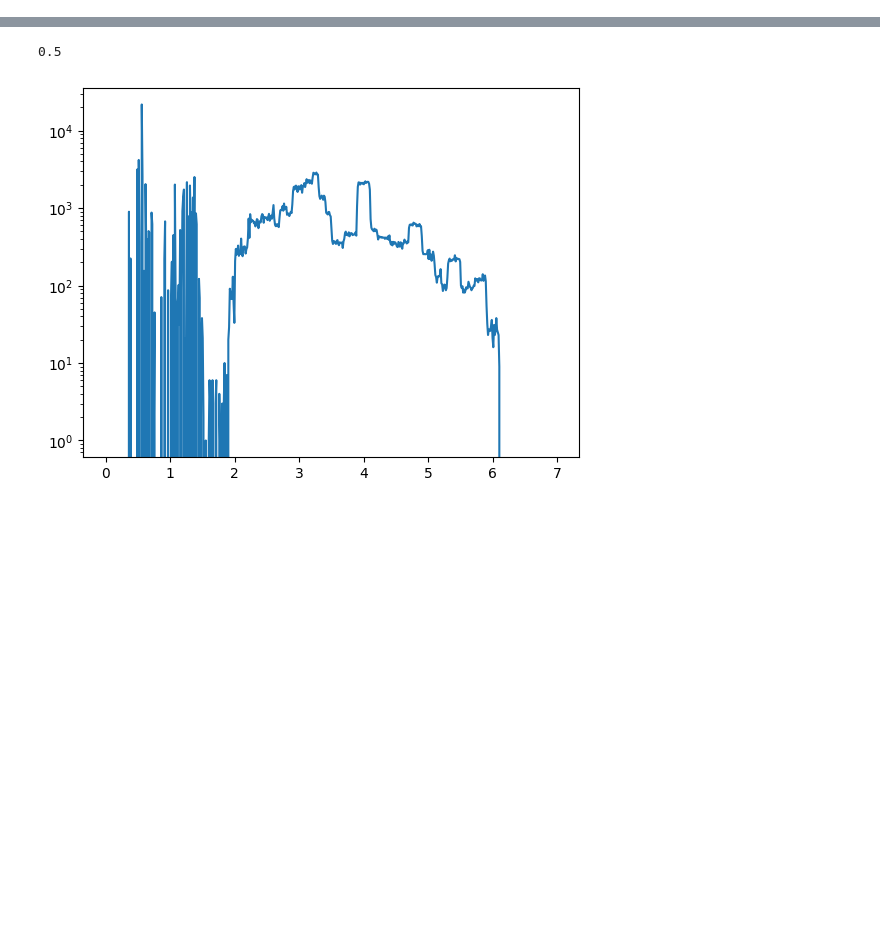
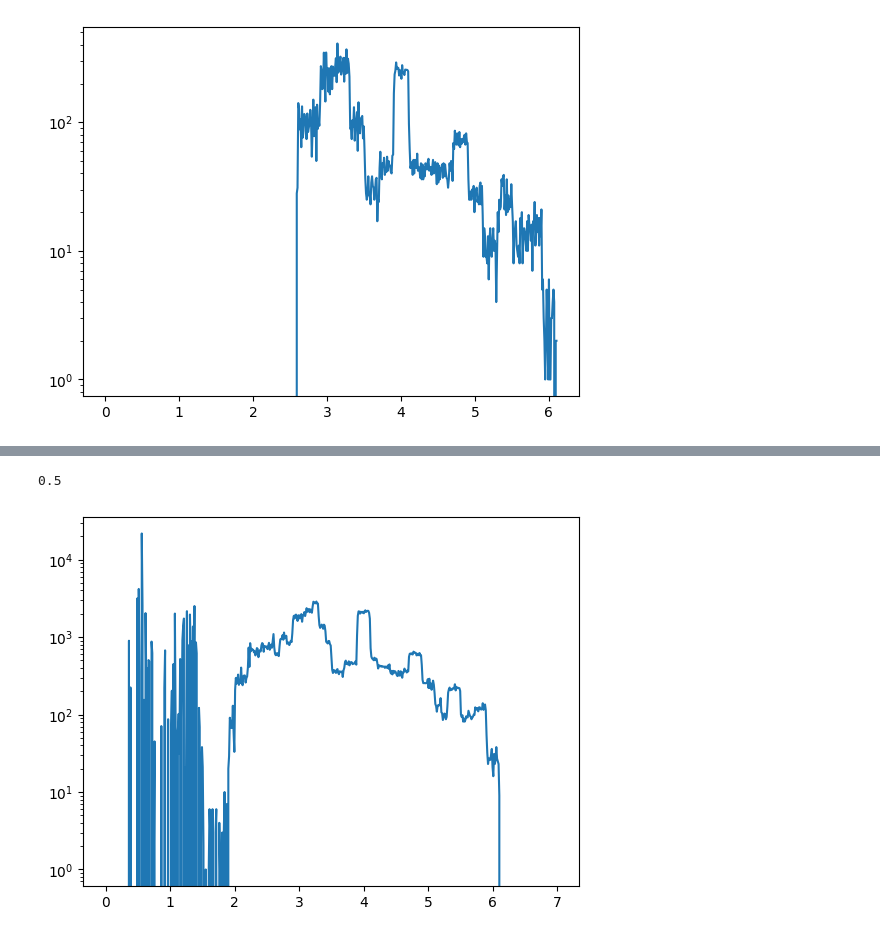
Before and after one commit to CauchyApprentice/Fluctuation-Analysis, a Jupyter notebook: main.ipynb, the cells around one changed output, grey strips where cells are left out. Saved outputs shown, nothing was run; the diff lists cells and outputs as text; code cells hidden in the pictures; blank space fills up the shorter version.

```diff
--- a/main.ipynb
+++ b/main.ipynb
@@ -12,0 +58,8 @@ from Settings import Settings, Setting
+# %%
+counts[1]
+energy = 1/2 * (yedges[1:] + yedges[:-1])
+energy.shape
+plt.plot(energy, counts[1])
+plt.yscale("log")
+# %% [output]
+[figure, added]
```
Also changed, not shown: parts of 8 cells of this notebook, 3 other files.
